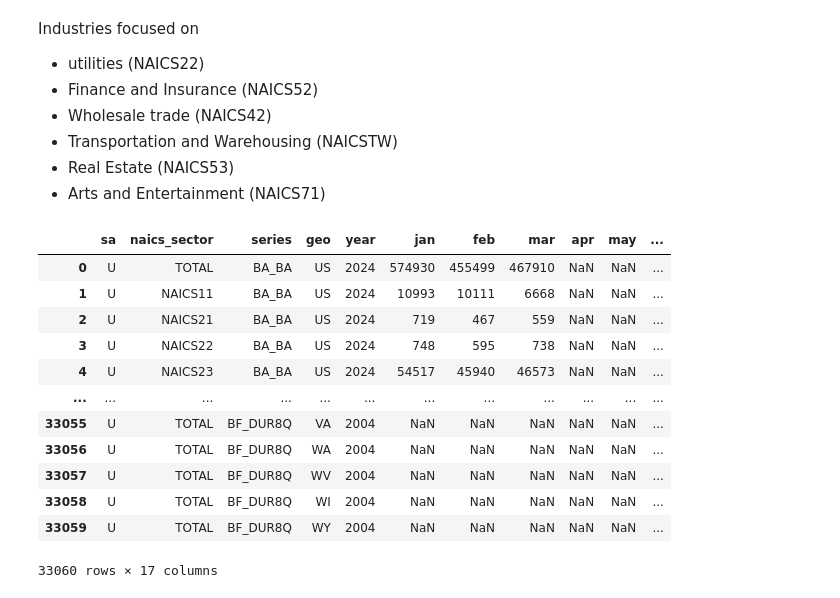
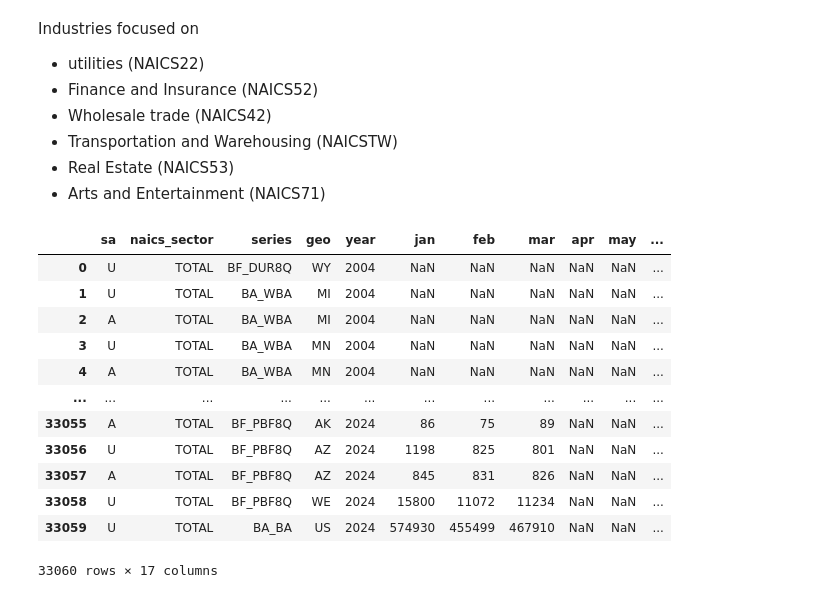
Before and after one commit to Keith-Cheung/FIN377-Final-Project, a Jupyter notebook: build_sample.ipynb, the cells around one changed output. Drawn from its saved outputs; the diff is of its cells as text; code cells hidden in the pictures.

```diff
--- a/build_sample.ipynb
+++ b/build_sample.ipynb
@@ -260,20 +260,24 @@ Industries focused on
 # load datasets
 startup_ind =  (pd.read_csv('Startup Data/Industry/bfs_monthly.csv'))
 # %%
+startup_ind= startup_ind.sort_values(by='year')
+
+# Reset the index after sorting
+startup_ind.reset_index(drop=True, inplace=True)
 startup_ind
 # %% [output]
 |  | sa | naics_sector | series | geo | year | jan | feb | mar | apr | may | ... |
-| 0 | U | TOTAL | BA_BA | US | 2024 | 574930 | 455499 | 467910 | NaN | NaN | ... |
-| 1 | U | NAICS11 | BA_BA | US | 2024 | 10993 | 10111 | 6668 | NaN | NaN | ... |
-| 2 | U | NAICS21 | BA_BA | US | 2024 | 719 | 467 | 559 | NaN | NaN | ... |
-| 3 | U | NAICS22 | BA_BA | US | 2024 | 748 | 595 | 738 | NaN | NaN | ... |
-| 4 | U | NAICS23 | BA_BA | US | 2024 | 54517 | 45940 | 46573 | NaN | NaN | ... |
+| 0 | U | TOTAL | BF_DUR8Q | WY | 2004 | NaN | NaN | NaN | NaN | NaN | ... |
+| 1 | U | TOTAL | BA_WBA | MI | 2004 | NaN | NaN | NaN | NaN | NaN | ... |
+| 2 | A | TOTAL | BA_WBA | MI | 2004 | NaN | NaN | NaN | NaN | NaN | ... |
+| 3 | U | TOTAL | BA_WBA | MN | 2004 | NaN | NaN | NaN | NaN | NaN | ... |
+| 4 | A | TOTAL | BA_WBA | MN | 2004 | NaN | NaN | NaN | NaN | NaN | ... |
 | ... | ... | ... | ... | ... | ... | ... | ... | ... | ... | ... | ... |
-| 33055 | U | TOTAL | BF_DUR8Q | VA | 2004 | NaN | NaN | NaN | NaN | NaN | ... |
-| 33056 | U | TOTAL | BF_DUR8Q | WA | 2004 | NaN | NaN | NaN | NaN | NaN | ... |
-| 33057 | U | TOTAL | BF_DUR8Q | WV | 2004 | NaN | NaN | NaN | NaN | NaN | ... |
-| 33058 | U | TOTAL | BF_DUR8Q | WI | 2004 | NaN | NaN | NaN | NaN | NaN | ... |
-| 33059 | U | TOTAL | BF_DUR8Q | WY | 2004 | NaN | NaN | NaN | NaN | NaN | ... |
+| 33055 | A | TOTAL | BF_PBF8Q | AK | 2024 | 86 | 75 | 89 | NaN | NaN | ... |
+| 33056 | U | TOTAL | BF_PBF8Q | AZ | 2024 | 1198 | 825 | 801 | NaN | NaN | ... |
+| 33057 | A | TOTAL | BF_PBF8Q | AZ | 2024 | 845 | 831 | 826 | NaN | NaN | ... |
+| 33058 | U | TOTAL | BF_PBF8Q | WE | 2024 | 15800 | 11072 | 11234 | NaN | NaN | ... |
+| 33059 | U | TOTAL | BA_BA | US | 2024 | 574930 | 455499 | 467910 | NaN | NaN | ... |
 33060 rows × 17 columns
 # %%
 # replacing the names of the naics_sector to more cleanly describe our industries
```
Also changed, not shown: parts of 19 cells of this notebook.
